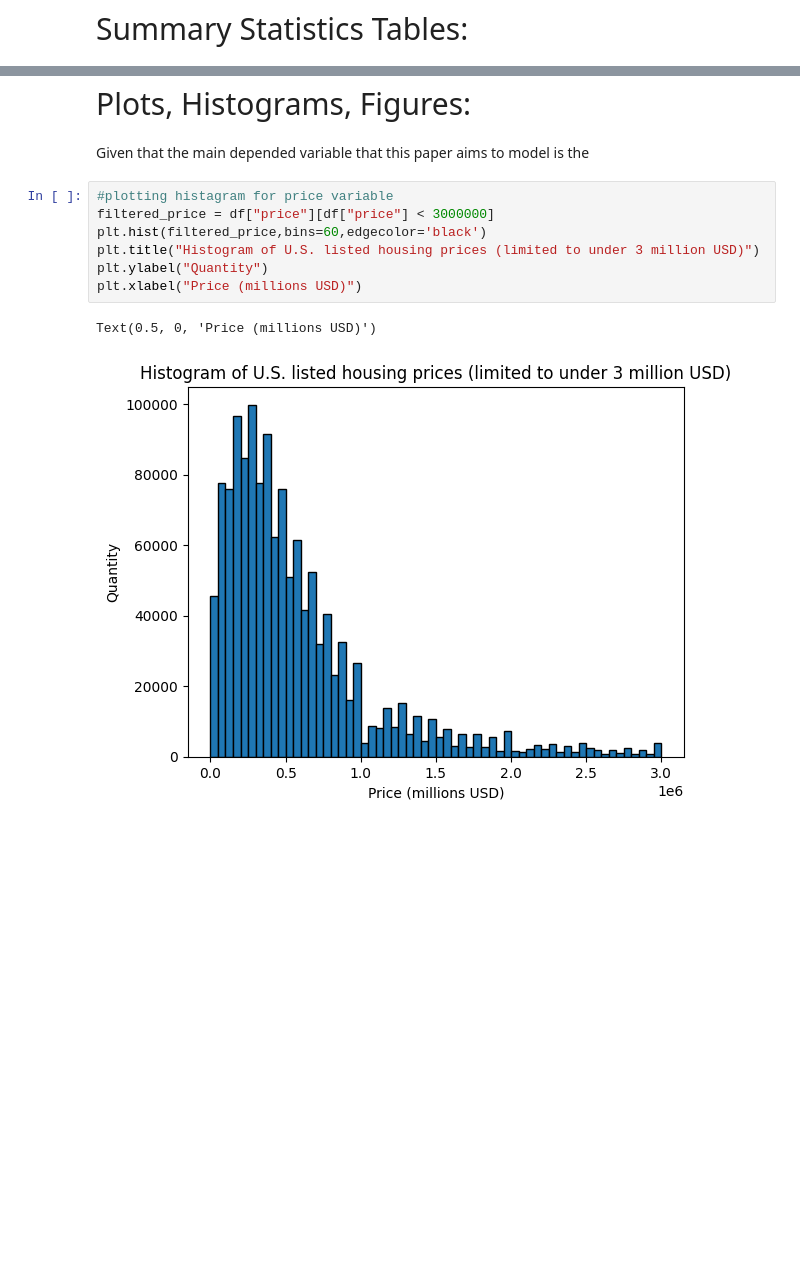
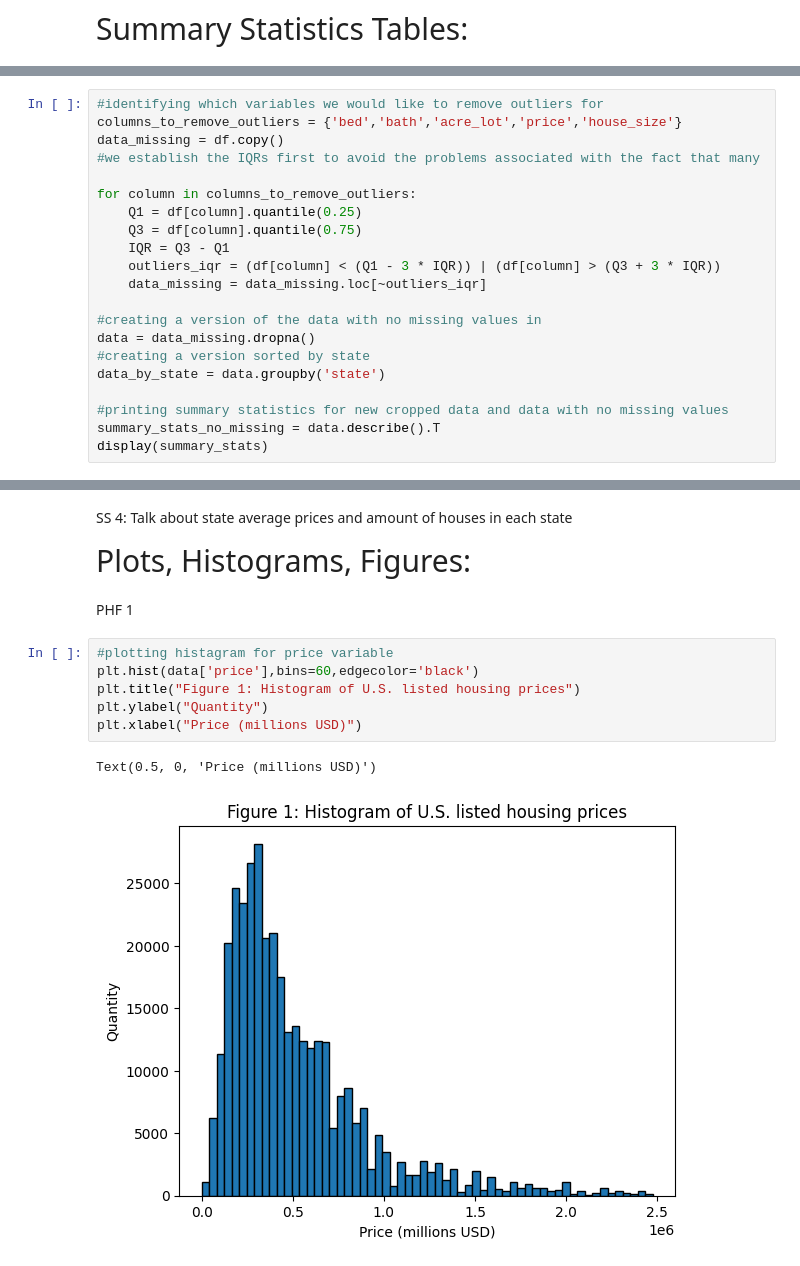
Before and after one commit to ECO225-W2024/project-one-code-S-O-Ahn, a Jupyter notebook: Project 1.ipynb, the cells around one changed output, grey strips where cells are left out. Cells and saved outputs as stored; diff of their text form; blank space fills up the shorter version.

Commit message:
added more complex diagrams and some outlines for text. Somehow broke pre-owned graph.

```diff
--- a/Project 1.ipynb
+++ b/Project 1.ipynb
@@ -55,0 +70,21 @@ The metric used to determine an extreme outlier within this dataset will be the
+# %%
+#identifying which variables we would like to remove outliers for
+columns_to_remove_outliers = {'bed','bath','acre_lot','price','house_size'}
+data_missing = df.copy()
+#we establish the IQRs first to avoid the problems associated with the fact that many
+
+for column in columns_to_remove_outliers:
+    Q1 = df[column].quantile(0.25)
+    Q3 = df[column].quantile(0.75)
+    IQR = Q3 - Q1
+    outliers_iqr = (df[column] < (Q1 - 3 * IQR)) | (df[column] > (Q3 + 3 * IQR))
+    data_missing = data_missing.loc[~outliers_iqr]
+
+#creating a version of the data with no missing values in
+data = data_missing.dropna()
+#creating a version sorted by state
+data_by_state = data.groupby('state')
+
+#printing summary statistics for new cropped data and data with no missing values
+summary_stats_no_missing = data.describe().T
+display(summary_stats)
@@ -56,15 +121,16 @@ The metric used to determine an extreme outlier within this dataset will be the
+# %% [markdown]
+SS 4: Talk about state average prices and amount of houses in each state
 # %% [markdown]
 <span style="font-size: 30px;">Plots, Histograms, Figures:</span>
 # %% [markdown]
-Given that the main depended variable that this paper aims to model is the
+PHF 1
 # %%
 #plotting histagram for price variable
-filtered_price = df["price"][df["price"] < 3000000]
-plt.hist(filtered_price,bins=60,edgecolor='black')
-plt.title("Histogram of U.S. listed housing prices (limited to under 3 million USD)")
+plt.hist(data['price'],bins=60,edgecolor='black')
+plt.title("Figure 1: Histogram of U.S. listed housing prices")
 plt.ylabel("Quantity")
 plt.xlabel("Price (millions USD)")
 # %% [output]
 Text(0.5, 0, 'Price (millions USD)')
-[figure, old version]
+[figure, new version]
 # %% [markdown]
```
Also changed, not shown: parts of 13 cells of this notebook.
